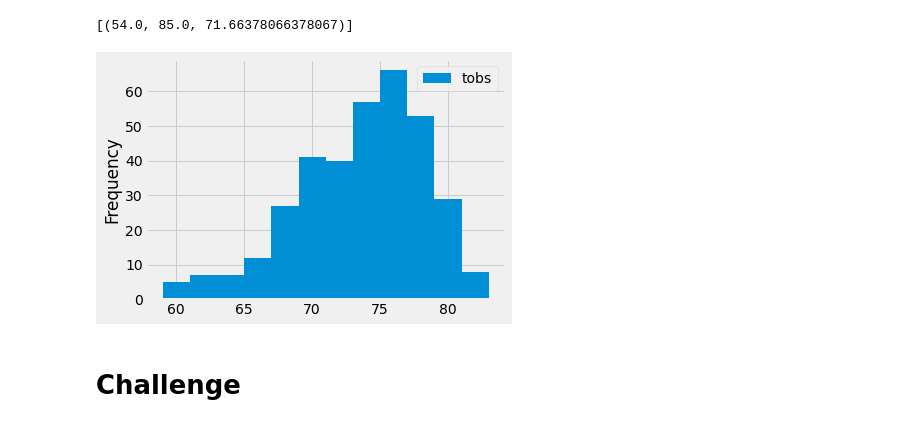
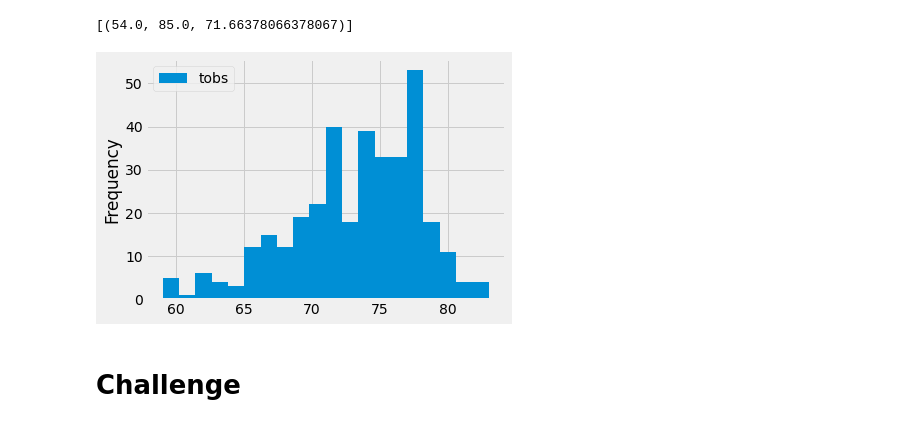
Before and after one commit to ABonuan/surfs_up, a Jupyter notebook: climate_analysis.ipynb, the cells around one changed output. Drawn from its saved outputs; the diff is of its cells as text; code cells hidden in the pictures.

```diff
--- a/climate_analysis.ipynb
+++ b/climate_analysis.ipynb
@@ -108,20 +108,20 @@ session.query(func.min(Measurement.tobs), func.max(Measurement.tobs), func.avg(M
 # %%
 # Choose the station with the highest number of temperature observations.
 # Query the last 12 months of temperature observation data for this station and plot the results as a histogram
 results = session.query(Measurement.tobs).\
           filter(Measurement.station == "USC00519281").\
           filter(Measurement.date >= prev_year).all()
 
 #print(results)
 
 df = pd.DataFrame(results, columns=["tobs"])
 
 #print(df)
 
-df.plot.hist(bins=12)
+df.plot.hist(bins=20)
 plt.tight_layout()
 # %% [output]
-[figure, old version]
+[figure, new version]
 # %%
 # Write a function called `calc_temps` that will accept start date and end date in the format '%Y-%m-%d'
 # and return the minimum, average, and maximum temperatures for that range of dates
```
Also changed, not shown: 1 other file.
